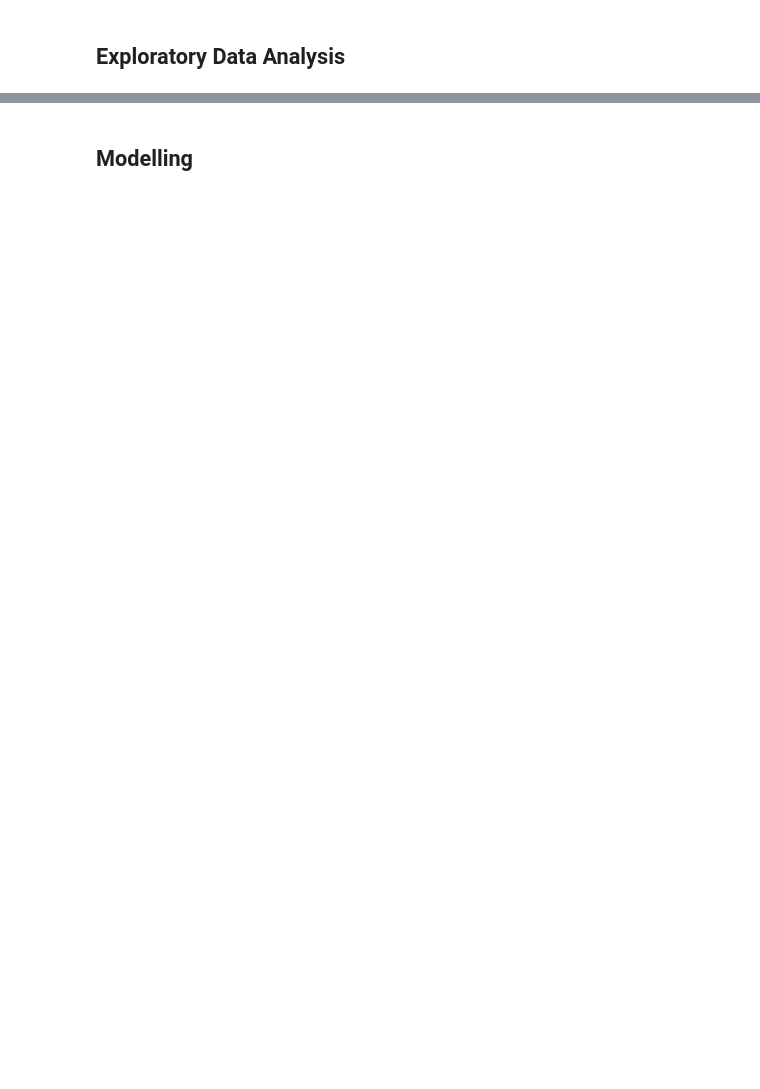
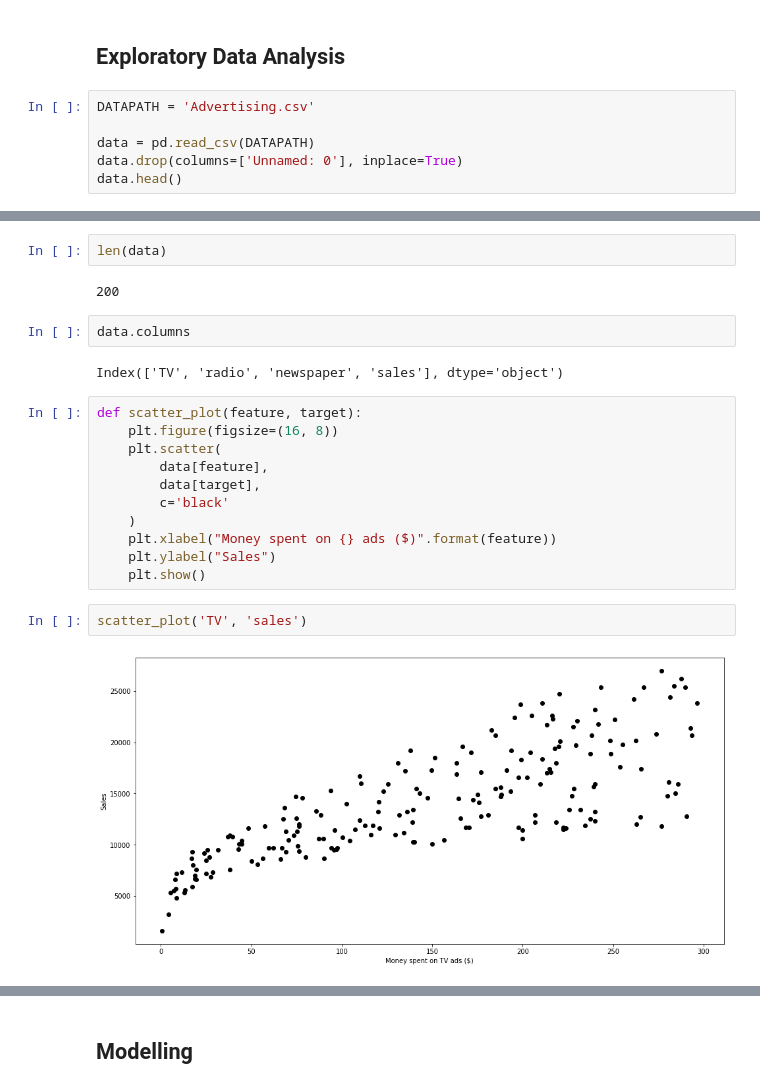
Before and after one commit to rafazamb/DS_PT_ENE21, a Jupyter notebook: 2-Machine_Learning/2.1_Supervised/2.1.3 Regularization/Advertising Ridge Lasso clase.ipynb, the cells around one changed output, grey strips where cells are left out. Saved outputs shown, nothing was run; the diff lists cells and outputs as text; blank space fills up the shorter version.

```diff
--- a/2-Machine_Learning/2.1_Supervised/2.1.3 Regularization/Advertising Ridge Lasso clase.ipynb
+++ b/2-Machine_Learning/2.1_Supervised/2.1.3 Regularization/Advertising Ridge Lasso clase.ipynb
@@ -15,2 +21,8 @@ Para ello tendrás que utilizar tanto modelos de regresión normales, como regul
 # %% [markdown]
 ## Exploratory Data Analysis
+# %%
+DATAPATH = 'Advertising.csv'
+
+data = pd.read_csv(DATAPATH)
+data.drop(columns=['Unnamed: 0'], inplace=True)
+data.head()
@@ -16,0 +36,23 @@ Para ello tendrás que utilizar tanto modelos de regresión normales, como regul
+# %%
+len(data)
+# %% [output]
+200
+# %%
+data.columns
+# %% [output]
+Index(['TV', 'radio', 'newspaper', 'sales'], dtype='object')
+# %%
+def scatter_plot(feature, target):
+    plt.figure(figsize=(16, 8))
+    plt.scatter(
+        data[feature],
+        data[target],
+        c='black'
+    )
+    plt.xlabel("Money spent on {} ads ($)".format(feature))
+    plt.ylabel("Sales")
+    plt.show()
+# %%
+scatter_plot('TV', 'sales')
+# %% [output]
+[figure, added]
```
Also changed, not shown: parts of 27 cells of this notebook, 1 other file.
